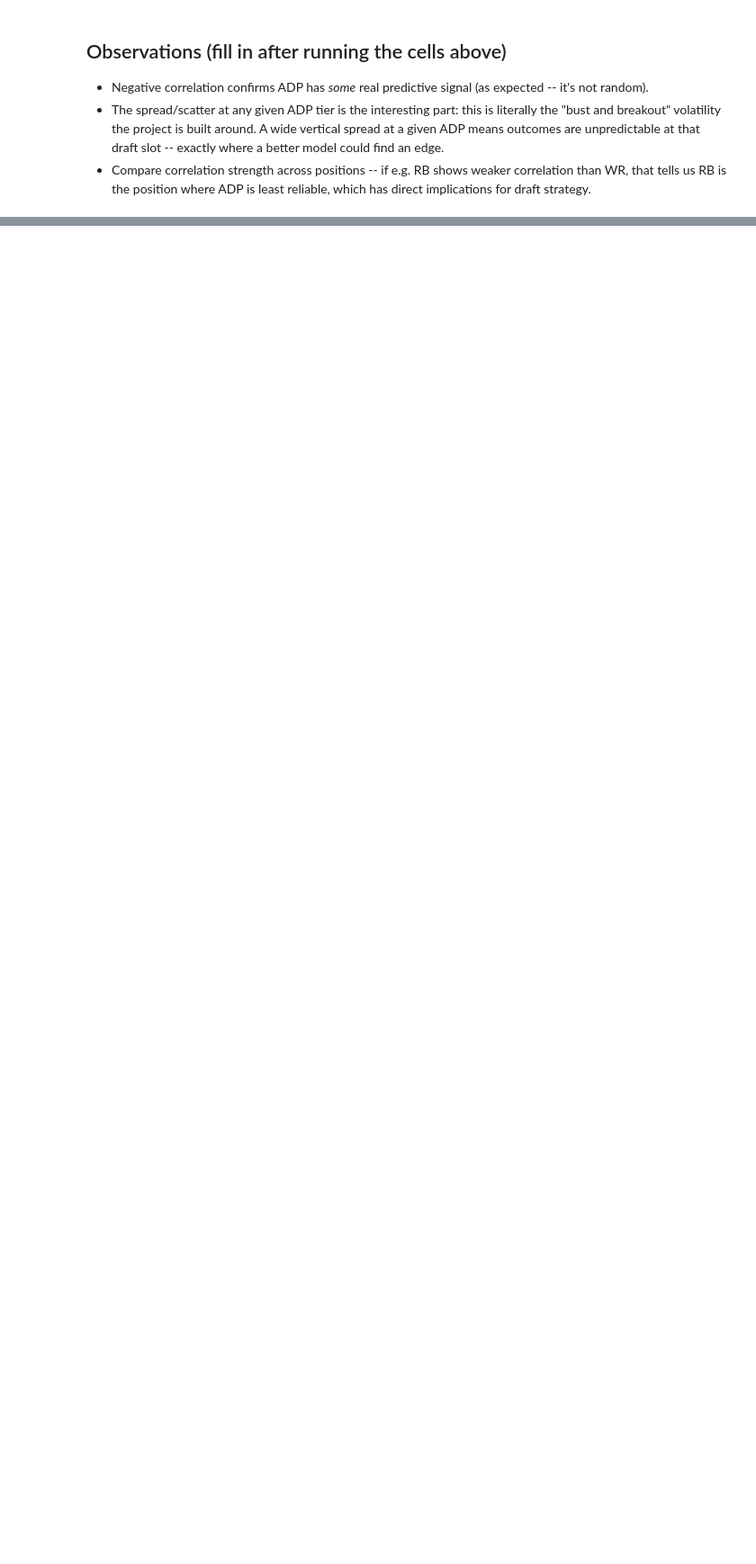
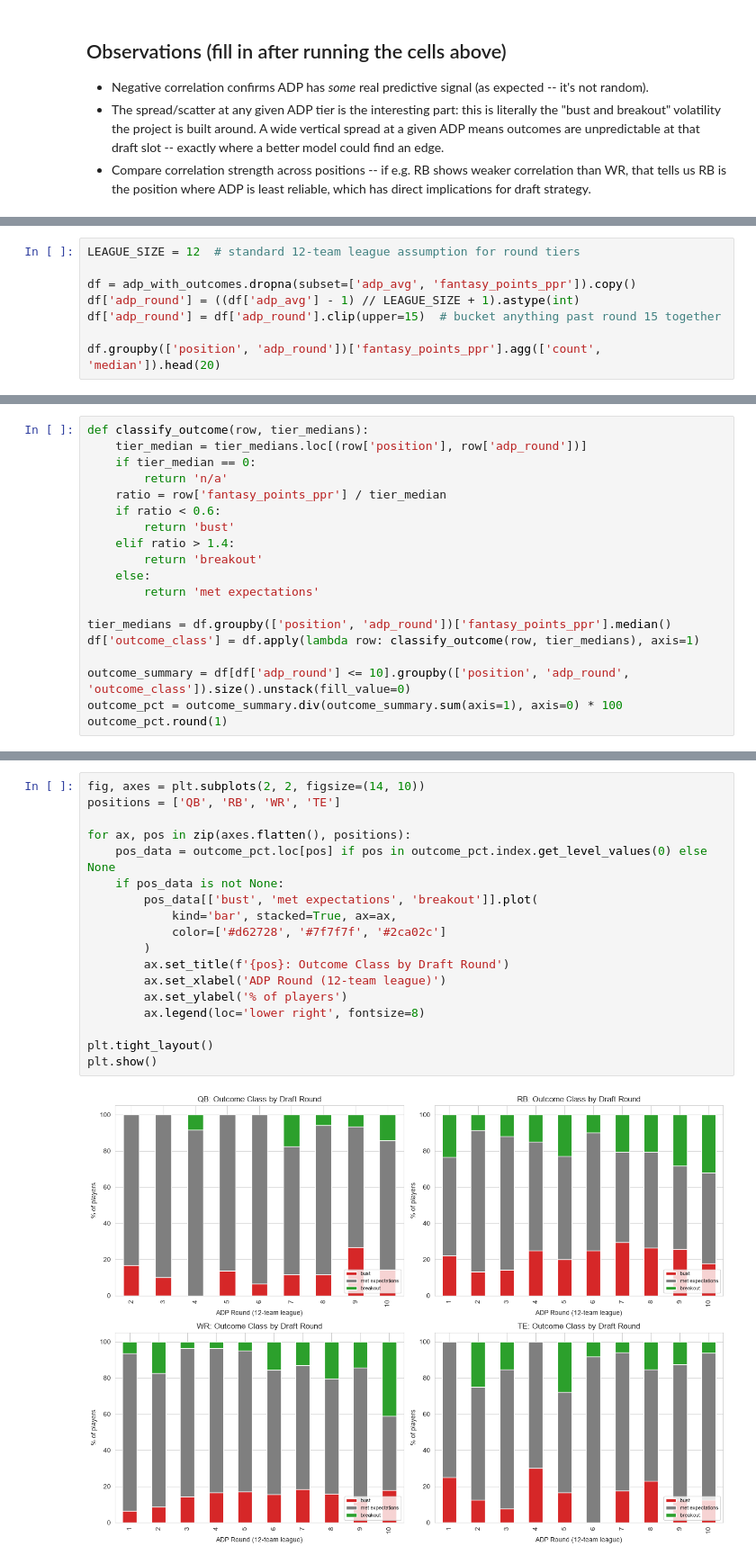
Before and after one commit to joshualunde/fantasy-draft-proj, a Jupyter notebook: notebooks/01_eda.ipynb, the cells around one changed output, grey strips where cells are left out. Shown at 90% size. Saved outputs shown, nothing was run; the diff lists cells and outputs as text; blank space fills up the shorter version.

Commit message:
Add bust/breakout volatility analysis and findings by position/round

```diff
--- a/notebooks/01_eda.ipynb
+++ b/notebooks/01_eda.ipynb
@@ -683,0 +697,8 @@ plt.show()
+# %%
+LEAGUE_SIZE = 12  # standard 12-team league assumption for round tiers
+
+df = adp_with_outcomes.dropna(subset=['adp_avg', 'fantasy_points_ppr']).copy()
+df['adp_round'] = ((df['adp_avg'] - 1) // LEAGUE_SIZE + 1).astype(int)
+df['adp_round'] = df['adp_round'].clip(upper=15)  # bucket anything past round 15 together
+
+df.groupby(['position', 'adp_round'])['fantasy_points_ppr'].agg(['count', 'median']).head(20)
@@ -683,0 +724,19 @@ plt.show()
+# %%
+def classify_outcome(row, tier_medians):
+    tier_median = tier_medians.loc[(row['position'], row['adp_round'])]
+    if tier_median == 0:
+        return 'n/a'
+    ratio = row['fantasy_points_ppr'] / tier_median
+    if ratio < 0.6:
+        return 'bust'
+    elif ratio > 1.4:
+        return 'breakout'
+    else:
+        return 'met expectations'
+
+tier_medians = df.groupby(['position', 'adp_round'])['fantasy_points_ppr'].median()
+df['outcome_class'] = df.apply(lambda row: classify_outcome(row, tier_medians), axis=1)
+
+outcome_summary = df[df['adp_round'] <= 10].groupby(['position', 'adp_round', 'outcome_class']).size().unstack(fill_value=0)
+outcome_pct = outcome_summary.div(outcome_summary.sum(axis=1), axis=0) * 100
+outcome_pct.round(1)
@@ -683,0 +762,20 @@ plt.show()
+# %%
+fig, axes = plt.subplots(2, 2, figsize=(14, 10))
+positions = ['QB', 'RB', 'WR', 'TE']
+
+for ax, pos in zip(axes.flatten(), positions):
+    pos_data = outcome_pct.loc[pos] if pos in outcome_pct.index.get_level_values(0) else None
+    if pos_data is not None:
+        pos_data[['bust', 'met expectations', 'breakout']].plot(
+            kind='bar', stacked=True, ax=ax,
+            color=['#d62728', '#7f7f7f', '#2ca02c']
+        )
+        ax.set_title(f'{pos}: Outcome Class by Draft Round')
+        ax.set_xlabel('ADP Round (12-team league)')
+        ax.set_ylabel('% of players')
+        ax.legend(loc='lower right', fontsize=8)
+
+plt.tight_layout()
+plt.show()
+# %% [output]
+[figure, added]
```
Also changed, not shown: parts of 4 cells of this notebook.
